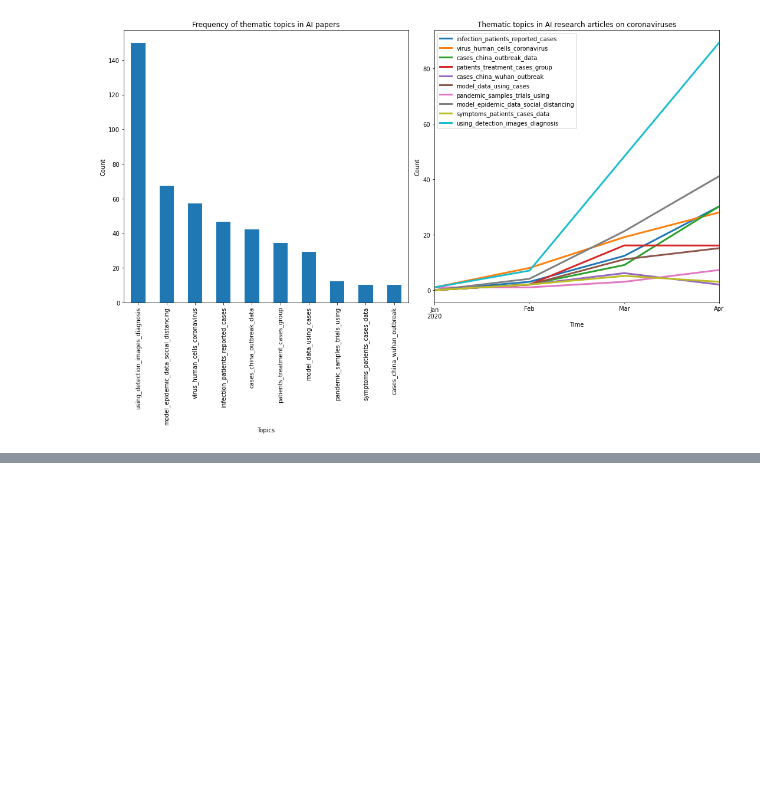
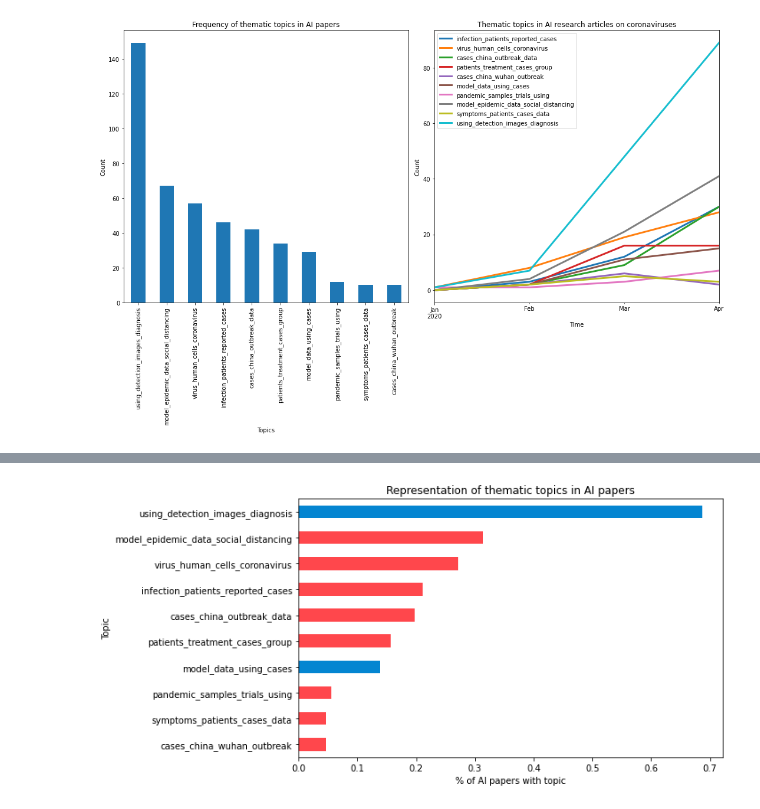
Before and after one commit to nestauk/covid-19_research, a Jupyter notebook: notebooks/dev/001-AI-activity-in-arxiv-biorxiv-medrxiv.ipynb, the cells around one changed output, grey strips where cells are left out. Cells and saved outputs as stored; diff of their text form; code cells hidden in the pictures; blank space fills up the shorter version.

Commit message:
Representation of AI in topics

```diff
--- a/notebooks/dev/001-AI-activity-in-arxiv-biorxiv-medrxiv.ipynb
+++ b/notebooks/dev/001-AI-activity-in-arxiv-biorxiv-medrxiv.ipynb
@@ -368,6 +418,7 @@ topic_label_mapping
 # %%
 # Binarise topics
 binary_topics = covid_papers.iloc[:, 10:].where(covid_papers.iloc[:, 10:] < 0.1).fillna(1)
+binary_topics = binary_topics.where(binary_topics > 0.1).fillna(0)
 
 # Concant binary topics with original papers
 covid_papers_binary_topics = pd.concat([covid_papers.iloc[:, :10], binary_topics], axis=1)
@@ -405,0 +474,6 @@ plt.show()
+# %%
+for topic in topic_label_mapping.values():
+    stat, pval = two_proportions_test(pd.crosstab(covid_papers_binary_topics['is_AI'],
+                                                  covid_papers_binary_topics[topic]),
+                                     )
+    print(f'{topic}: zstat: {stat}, pval:{pval} \n')
@@ -405,0 +500,27 @@ plt.show()
+# %%
+d = defaultdict(list)
+for topic in topic_label_mapping.values():
+    # Crosstab by is_AI and topic
+    frame = pd.crosstab(covid_papers_binary_topics['is_AI'], covid_papers_binary_topics[topic])
+    # Proportion of AI papers with that topic
+    prop = frame.loc[1, 1] / frame.loc[1].sum()
+    stat, pval = two_proportions_test(frame)
+    d['topic'].append(topic)
+    d['proportion'].append(prop)
+    if pval < .05:
+        d['significant'].append(1)
+    else:
+        d['significant'].append(-1)
+# %%
+ai_proportions = pd.DataFrame.from_dict(d, orient='index').T.sort_values('proportion', ascending=True)
+# %%
+f, ax = plt.subplots(ncols=1, figsize=(10,5))
+ai_proportions.set_index('topic').proportion.plot(kind='barh', ax=ax, color=['#0485d1' if s==1 else '#ff474c' for s in ai_proportions.significant])
+ax.set_title('Representation of thematic topics in AI papers')
+ax.set_xlabel('% of AI papers with topic')
+ax.set_ylabel('Topic')
+
+f.tight_layout()
+plt.show()
+# %% [output]
+[figure, added]
```
Also changed, not shown: parts of 13 cells of this notebook, 1 other file.
